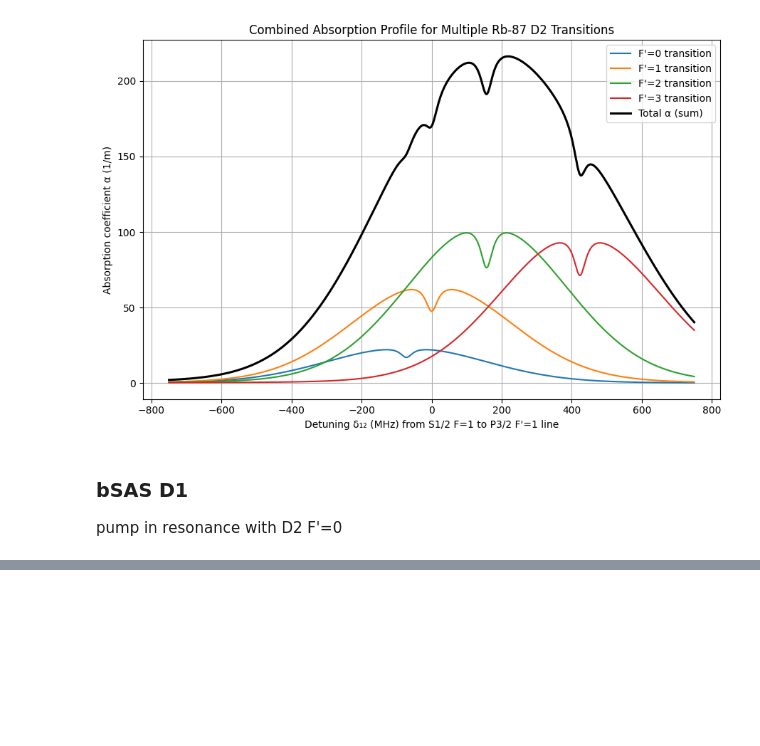
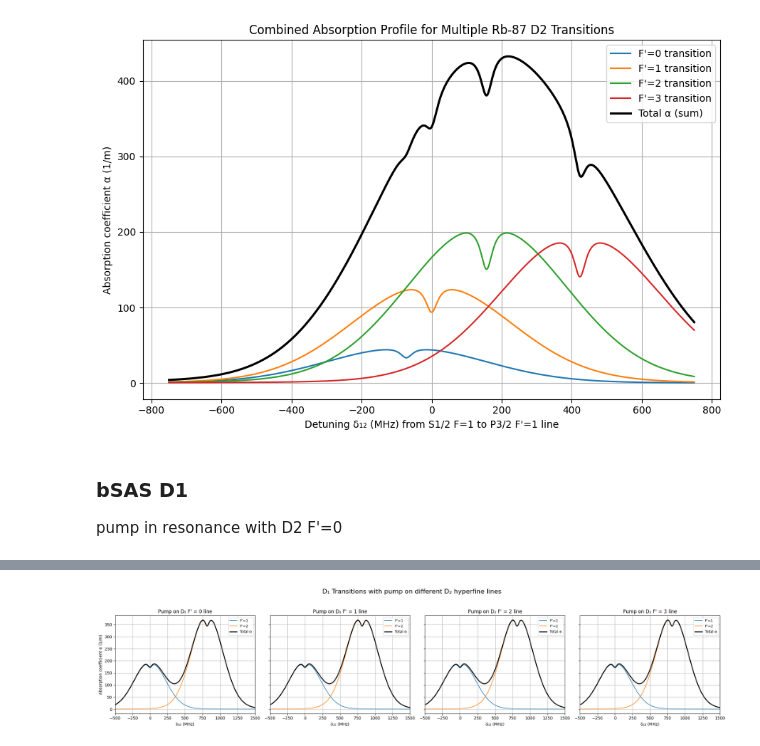
Before and after one commit to JonathanSugijanto/Bi-SAS-for-Optical-Clock, a Jupyter notebook: broadening.ipynb, the cells around one changed output, grey strips where cells are left out. Cells and saved outputs as stored; diff of their text form; code cells hidden in the pictures; blank space fills up the shorter version.

```diff
--- a/broadening.ipynb
+++ b/broadening.ipynb
@@ -62,13 +62,13 @@ S_D2_11 = 5/12
 S_D2_10 = 1/6
 
 # in the ideal case, the gorund state is thought to be one, so their line strengths are added
-S_D11 = (S_D1_11 + S_D1_21)/2
-S_D12 = (S_D1_12 + S_D1_22)/2
+S_D11 = (S_D1_11 + S_D1_21)
+S_D12 = (S_D1_12 + S_D1_22)
 
-S_D20 = S_D2_10/2
-S_D21 = (S_D2_11 + S_D2_21)/2
-S_D22 = (S_D2_12 + S_D2_22)/2
-S_D23 = S_D2_23/2
+S_D20 = S_D2_10
+S_D21 = (S_D2_11 + S_D2_21)
+S_D22 = (S_D2_12 + S_D2_22)
+S_D23 = S_D2_23
 
 # Peak cross-section (sigma_0)
 sigma_D11_0 = 3 * lambda_D11**2 / (2 * np.pi)
@@ -269,7 +269,7 @@ zero_f = transitions[1]["f0"]
 for tr in transitions:
     delta_shifted_Hz = delta_Hz - (tr["f0"] - zero_f)
     alpha0_vals = compute_alpha0_numeric(delta_shifted_Hz, N, tr["sigma0"], u, tr["lambda0"], tr["Gamma"])
-    alpha_pumpM, K_mSAS, Gamma_mSAS = compute_pumpM(alpha0_vals, delta_shifted_Hz, I_pu_D1, tr["I_sat"], tr["Gamma"])
+    alpha_pumpM, K_mSAS, Gamma_mSAS = compute_pumpM(alpha0_vals, delta_shifted_Hz, I_pu_D2, tr["I_sat"], tr["Gamma"])
     alpha_vals = tr["strength"] * (alpha0_vals - alpha_pumpM)
     alpha_total += alpha_vals
 
@@ -334,0 +293,59 @@ plt.show()
+# %%
+# Detuning range
+delta_MHz = np.linspace(-500, 1500, 6401)
+delta_Hz = delta_MHz * 1e6
+delta_13 = 0.0 # pump in resonance
+Gamma_3 = Gamma_D2
+
+# Define multiple transitions
+# "strength" is added in case the addition needs to be weighted
+transitions = [
+    {"strength":S_D11, "f0": f_D11, "sigma0": sigma_D11_0, "lambda0": lambda_D11, "Gamma": Gamma_D1, "I_sat": I_sat_D11, "label": "F'=1"},
+    {"strength":S_D12, "f0": f_D12, "sigma0": sigma_D12_0, "lambda0": lambda_D12, "Gamma": Gamma_D1, "I_sat": I_sat_D12, "label": "F'=2"},
+]
+
+# --- 1×4 comparison: pump on D2 F'=0,1,2,3 --------------------------
+fig, axes = plt.subplots(1, 4, figsize=(22, 5), sharey=True)
+pump_labels = [r"F' = 0", r"F' = 1", r"F' = 2", r"F' = 3"]
+pump_lambdas = [lambda_D20, lambda_D21, lambda_D22, lambda_D23]
+
+for ax, lambda_3, lbl in zip(axes, pump_lambdas, pump_labels):
+    alpha_total = np.zeros_like(delta_Hz)
+    zero_f = transitions[0]["f0"]
+
+    for tr in transitions:
+        # Compute α for each transition and sum
+        delta_shifted_Hz = delta_Hz - (tr["f0"] - zero_f)
+        alpha0_vals = compute_alpha0_numeric(
+            delta_shifted_Hz, N, tr["sigma0"], u, tr["lambda0"], tr["Gamma"]
+        )
+
+        # wavelength mismatch between probe and pump
+        epsilon = tr["lambda0"] / lambda_3 - 1
+
+        # use corrected compute_pumpB (the fixed version)
+        alpha_pumpB, K_bSAS, Gamma_bSAS = compute_pumpB(
+            alpha0_vals, delta_shifted_Hz, delta_13,
+            I_pu_D1, tr["I_sat"], tr["Gamma"], Gamma_3, epsilon
+        )
+
+        alpha_vals = tr["strength"] * (alpha0_vals - alpha_pumpB)
+        alpha_total += alpha_vals
+
+        ax.plot(delta_MHz, alpha_vals, lw=1.3, label=fr"{tr['label']}")
+
+    # total absorption (black thick line)
+    ax.plot(delta_MHz, alpha_total, "k", lw=2.2, label="Total α")
+
+    ax.set_title(fr"Pump on D₂ {lbl} line")
+    ax.set_xlabel(r"δ₁₂ (MHz)")
+    ax.grid(True)
+    ax.legend(fontsize=9)
+    ax.set_xlim(-500, 1500)  # zoom region where lamb dip visible
+
+axes[0].set_ylabel(r"Absorption coefficient α (1/m)")
+fig.suptitle("D₁ Transitions with pump on different D₂ hyperfine lines", fontsize=16)
+plt.tight_layout(rect=[0, 0, 1, 0.94])
+plt.show()
+# %% [output]
+[figure, added]
```
Also changed, not shown: parts of 1 cell of this notebook, 1 other file.
